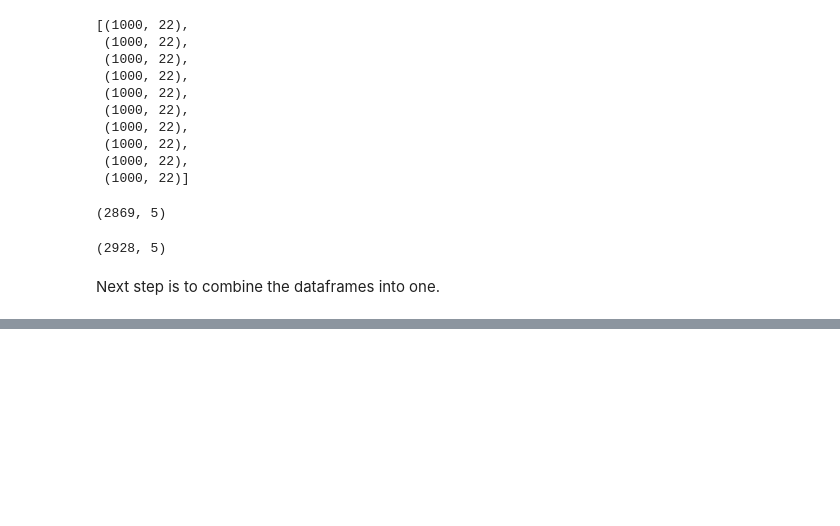
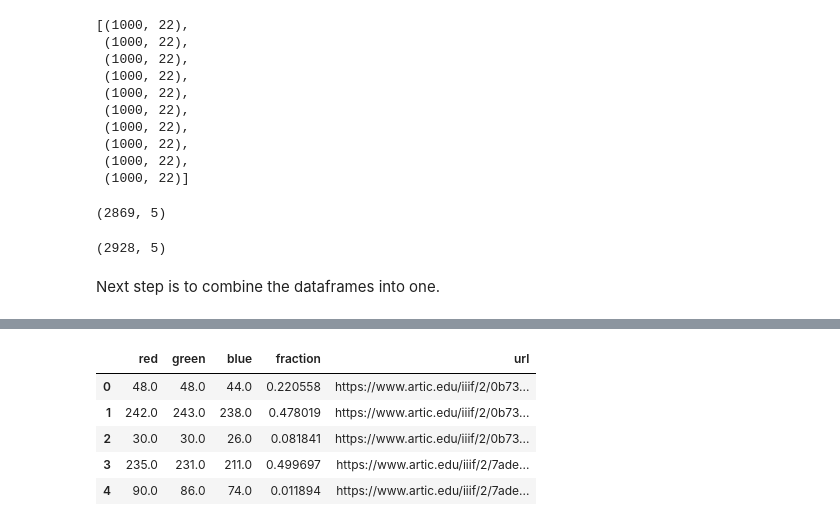
Before and after one commit to mrutherfoord/AIC-Photo-Match, a Jupyter notebook: AIC_Project.ipynb, the cells around one changed output, grey strips where cells are left out. Saved outputs shown, nothing was run; the diff lists cells and outputs as text; code cells hidden in the pictures; blank space fills up the shorter version.

```diff
--- a/AIC_Project.ipynb
+++ b/AIC_Project.ipynb
@@ -1201,6 +1203,14 @@ color_final_df.to_csv('aic_color_final.csv', index=None)
 # %%
 import pandas as pd
 color_final_df = pd.read_csv('drive/My Drive/aic_color_final.csv')
+color_final_df.head()
+# %% [output]
+|  | red | green | blue | fraction | url |
+| 0 | 48.0 | 48.0 | 44.0 | 0.220558 | https://www.artic.edu/iiif/2/0b73... |
+| 1 | 242.0 | 243.0 | 238.0 | 0.478019 | https://www.artic.edu/iiif/2/0b73... |
+| 2 | 30.0 | 30.0 | 26.0 | 0.081841 | https://www.artic.edu/iiif/2/0b73... |
+| 3 | 235.0 | 231.0 | 211.0 | 0.499697 | https://www.artic.edu/iiif/2/7ade... |
+| 4 | 90.0 | 86.0 | 74.0 | 0.011894 | https://www.artic.edu/iiif/2/7ade... |
 # %%
 import matplotlib.pyplot as plt
 %matplotlib inline
```
Also changed, not shown: parts of 18 cells of this notebook.
